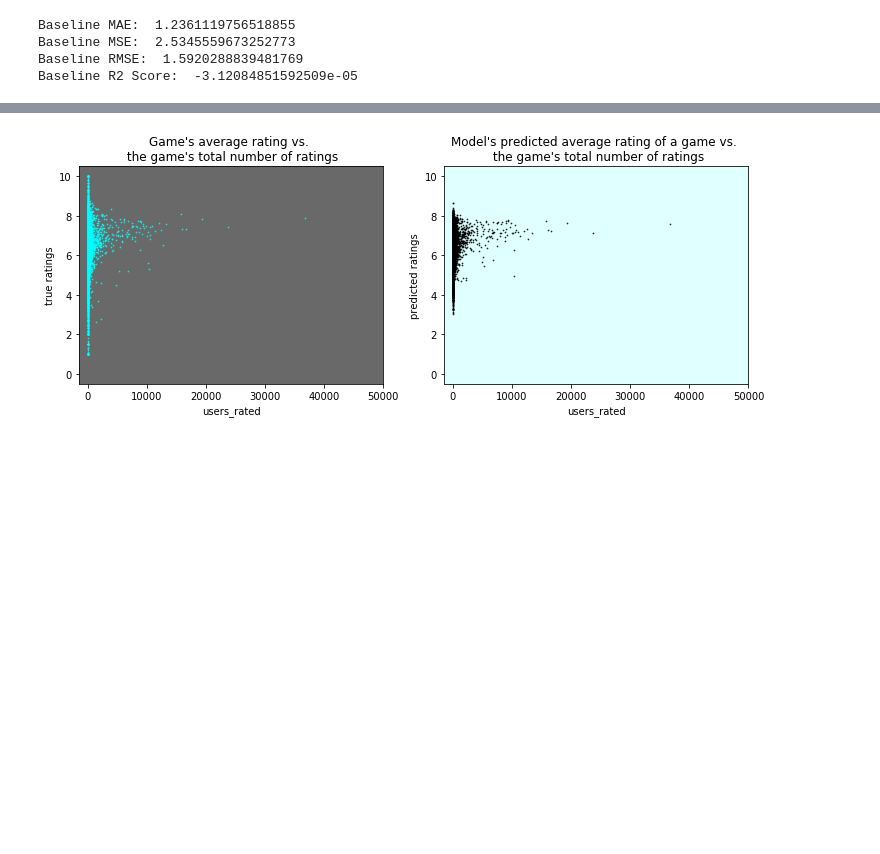
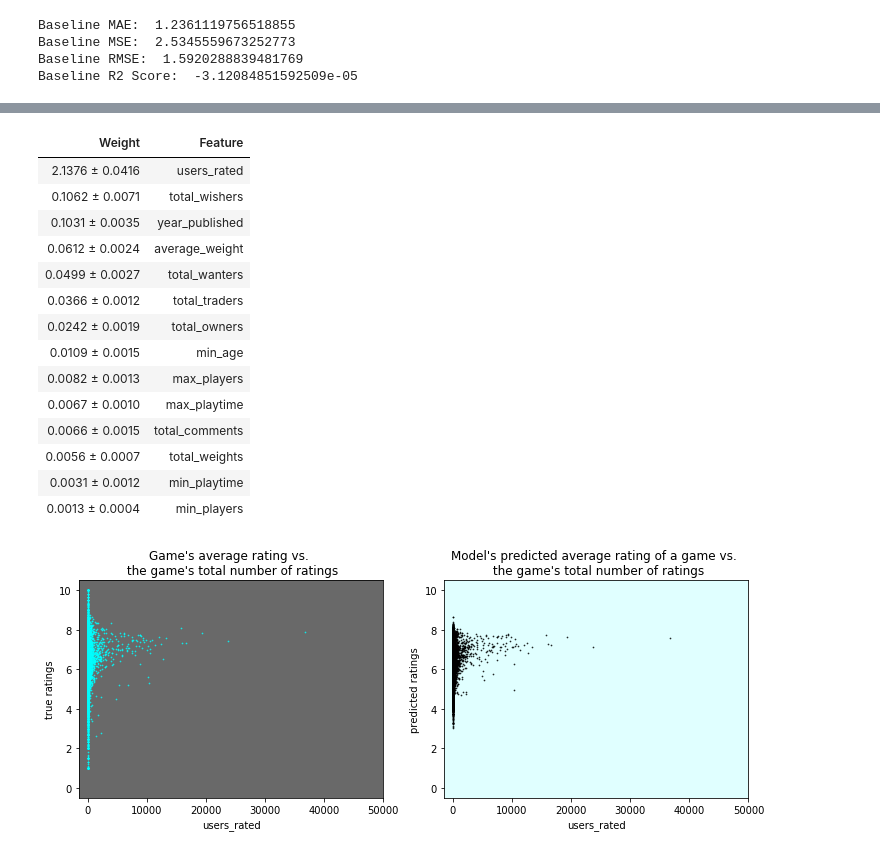
Before and after one commit to CurtCalledBurt/DS_Unit2_Build_Week, a Jupyter notebook: Project_2_Day_8_Final.ipynb, the cells around one changed output, grey strips where cells are left out. Cells and saved outputs as stored; diff of their text form; code cells hidden in the pictures; blank space fills up the shorter version.

```diff
--- a/Project_2_Day_8_Final.ipynb
+++ b/Project_2_Day_8_Final.ipynb
@@ -109,7 +129,8 @@ X=X.copy()
 
 # X['users_rated'] = (X['users_rated'] - X['users_rated'].mean()) / X['users_rated'].std()
 # %%
-# train/test/val split
+# train/test/val split, train and test for both 0'less set and 0 set
 
 X_train, X_test, y_train, y_test = train_test_split(X, y, random_state=2019)
+X_train_old, X_test_old, y_train_old, y_test_old = train_test_split(X_old, y_old, random_state=2019)
 # %%
@@ -295,0 +397,27 @@ eli5.show_weights(
+# %%
+# Permutation Table of 0 set
+
+feature_names = X_val.columns.tolist()
+pd.Series(permuter2.feature_importances_, feature_names).sort_values(ascending=False)
+
+eli5.show_weights(
+    permuter2,
+    top=None,
+    feature_names=feature_names
+)
+# %% [output]
+| Weight | Feature |
+| 2.1376 ± 0.0416 | users_rated |
+| 0.1062 ± 0.0071 | total_wishers |
+| 0.1031 ± 0.0035 | year_published |
+| 0.0612 ± 0.0024 | average_weight |
+| 0.0499 ± 0.0027 | total_wanters |
+| 0.0366 ± 0.0012 | total_traders |
+| 0.0242 ± 0.0019 | total_owners |
+| 0.0109 ± 0.0015 | min_age |
+| 0.0082 ± 0.0013 | max_players |
+| 0.0067 ± 0.0010 | max_playtime |
+| 0.0066 ± 0.0015 | total_comments |
+| 0.0056 ± 0.0007 | total_weights |
+| 0.0031 ± 0.0012 | min_playtime |
+| 0.0013 ± 0.0004 | min_players |
```
Also changed, not shown: parts of 27 cells of this notebook.
